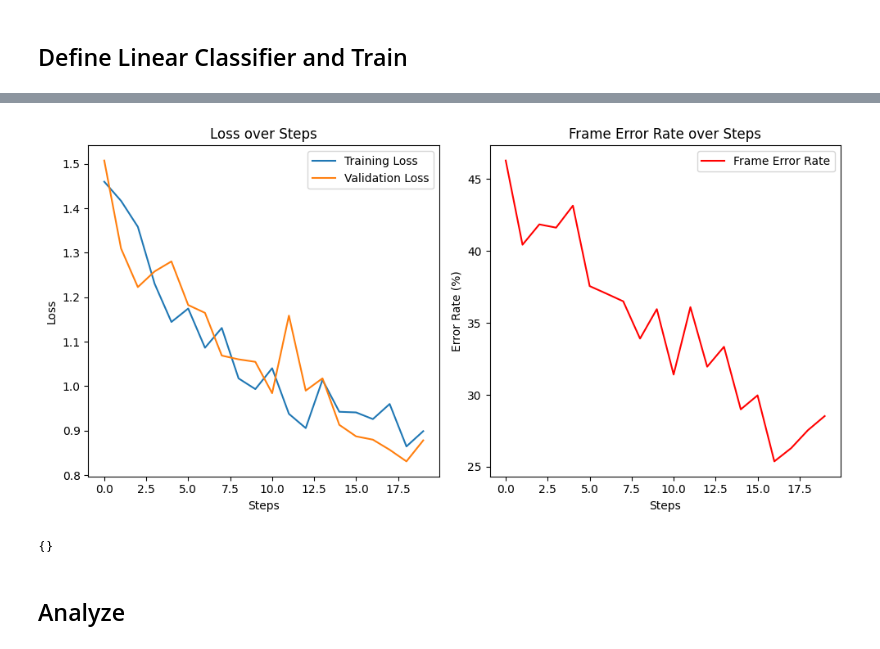
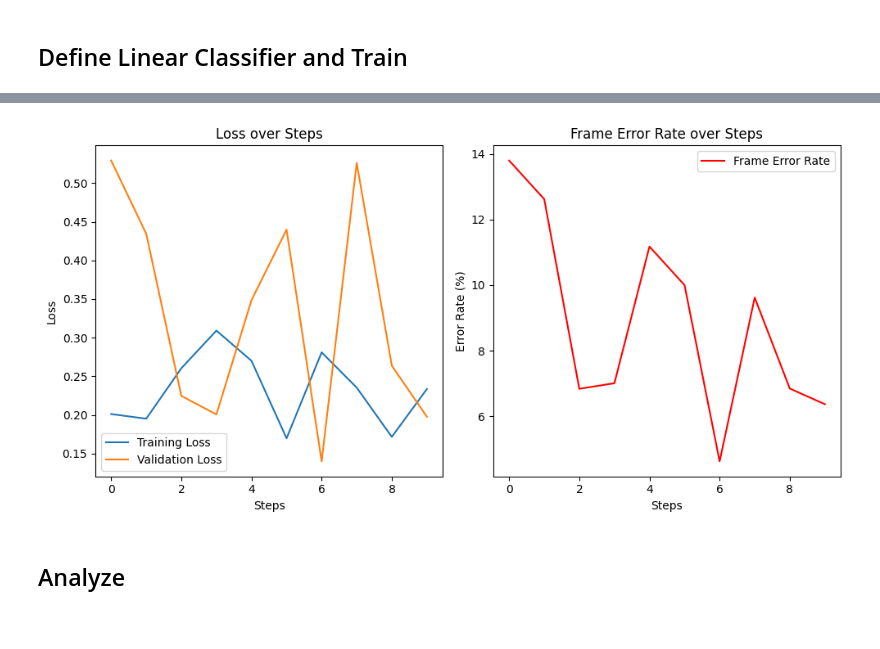
Before and after one commit to georgevenven/tweety_bert, a Jupyter notebook: notebooks/tweetyBERT_FER.ipynb, the cells around one changed output, grey strips where cells are left out. Cells and saved outputs as stored; diff of their text form; code cells hidden in the pictures.

```diff
--- a/notebooks/tweetyBERT_FER.ipynb
+++ b/notebooks/tweetyBERT_FER.ipynb
@@ -13,9 +13,9 @@ os.chdir('/home/george-vengrovski/Documents/projects/tweety_bert_paper')
 from data_class import CollateFunction
 from utils import load_model
 
-# weights_path = "/media/george-vengrovski/Extreme SSD/YardenLLB3_PreExtracted_WithPitch_Shift/saved_weights/model_step_0.pth"
-config_path = "/media/george-vengrovski/Extreme SSD/YardenLLB3_PreExtracted_WithPitch_Shift/config.json"
+weights_path = "experiments/LLB16_Whisperseg_NoNormNoThresholding/saved_weights/model_step_21000.pth"
+config_path = "experiments/LLB16_Whisperseg_NoNormNoThresholding/config.json"
 
-tweety_bert_model = load_model(config_path)
+tweety_bert_model = load_model(config_path, weights_path)
 
 device = torch.device("cuda" if torch.cuda.is_available() else "cpu")
@@ -27,8 +25,8 @@ Model loaded with randomly initiated weights.
 from torch.utils.data import DataLoader
 from data_class import SongDataSet_Image, deterimine_number_unique_classes
 
-train_dir = "/media/george-vengrovski/Extreme SSD/yarden_data/llb3_data_matrices_train"
-test_dir = "/media/george-vengrovski/Extreme SSD/yarden_data/llb3_data_matrices_test"
+train_dir = "/home/george-vengrovski/Documents/data/llb16_no_threshold_no_norm_train"
+test_dir = "/home/george-vengrovski/Documents/data/llb16_no_threshold_no_norm_test"
 
 num_classes = deterimine_number_unique_classes(train_dir)
 
@@ -44,5 +42,5 @@ test_loader = DataLoader(test_dataset, batch_size=48, shuffle=True, collate_fn=c
 # %%
 from linear_probe import LinearProbeModel, LinearProbeTrainer
 
-classifier_model = LinearProbeModel(num_classes=num_classes, model_type="neural_net", model=tweety_bert_model, freeze_layers=True, layer_num=2, layer_id="attention_output", TweetyBERT_readout_dims=196, classifier_type="linear_probe")
+classifier_model = LinearProbeModel(num_classes=num_classes, model_type="neural_net", model=tweety_bert_model, freeze_layers=True, layer_num=-1, layer_id="feed_forward_output", TweetyBERT_readout_dims=196, classifier_type="linear_probe")
 classifier_model = classifier_model.to(device)
@@ -67,6 +47,4 @@ transformerDeProjection
 # %%
-trainer = LinearProbeTrainer(model=classifier_model, train_loader=train_loader, test_loader=test_loader, device=device, lr=3e-4, plotting=True, batches_per_eval=50, desired_total_batches=1000, patience=48)
+trainer = LinearProbeTrainer(model=classifier_model, train_loader=train_loader, test_loader=test_loader, device=device, lr=1e-4, plotting=True, batches_per_eval=250, desired_total_batches=5000, patience=4)
 weight_differences = trainer.train()
-
-print(weight_differences)
 # %% [output]
@@ -93,5 +61,4 @@ Step 1000: Train Loss 0.8988 FER = 28.52%, Val Loss = 0.8781
-[figure, old version]
+[figure, new version]
-{}
 # %% [markdown]
 ## Analyze
 # %%
```
Also changed, not shown: parts of 3 cells of this notebook, 8 other files.
